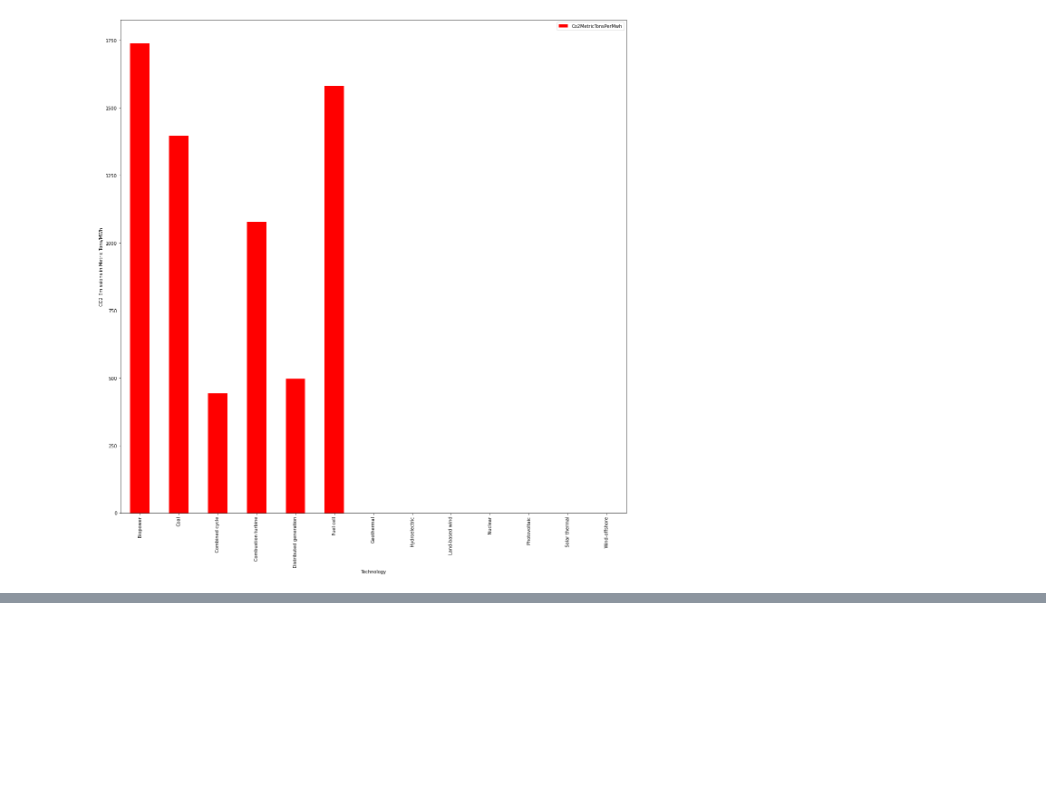
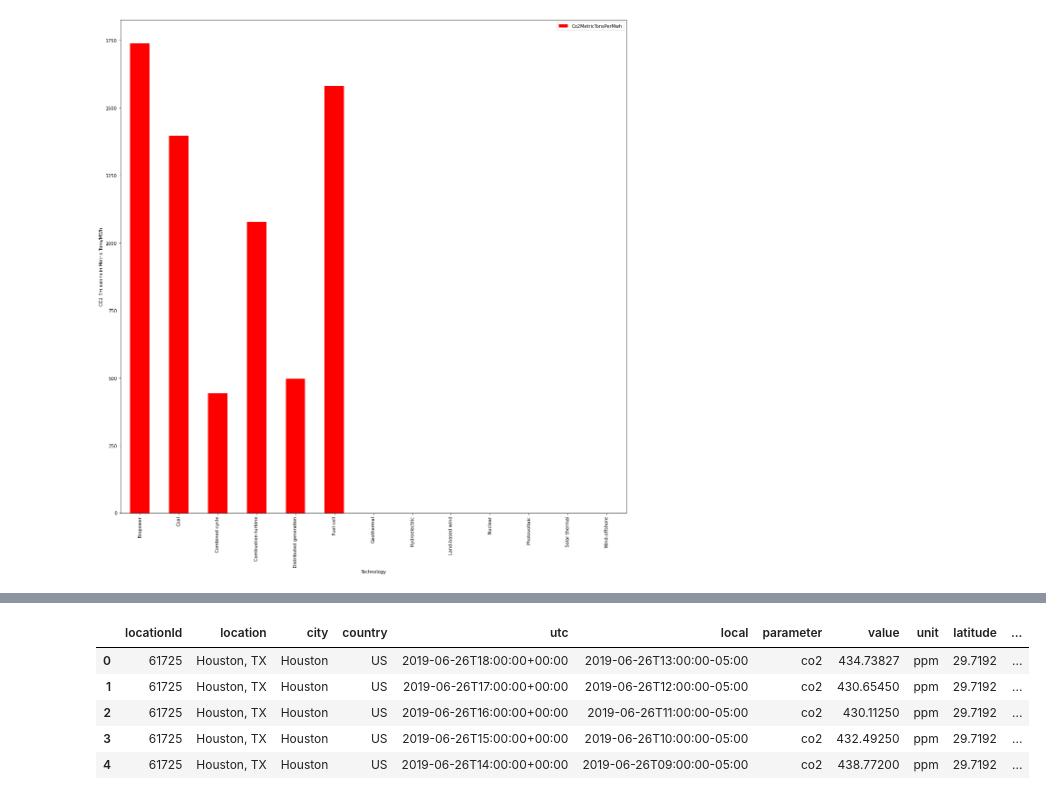
Before and after one commit to CFD-UTSA/EnergyGeneration, a Jupyter notebook: Final_Project_Draft.ipynb, the cells around one changed output, grey strips where cells are left out. Cells and saved outputs as stored; diff of their text form; code cells hidden in the pictures; blank space fills up the shorter version.

```diff
--- a/Final_Project_Draft.ipynb
+++ b/Final_Project_Draft.ipynb
@@ -925,0 +959,9 @@ plt.xticks(rotation=90);
+# %%
+hco2.head()
+# %% [output]
+|  | locationId | location | city | country | utc | local | parameter | value | unit | latitude | ... |
+| 0 | 61725 | Houston, TX | Houston | US | 2019-06-26T18:00:00+00:00 | 2019-06-26T13:00:00-05:00 | co2 | 434.73827 | ppm | 29.7192 | ... |
+| 1 | 61725 | Houston, TX | Houston | US | 2019-06-26T17:00:00+00:00 | 2019-06-26T12:00:00-05:00 | co2 | 430.65450 | ppm | 29.7192 | ... |
+| 2 | 61725 | Houston, TX | Houston | US | 2019-06-26T16:00:00+00:00 | 2019-06-26T11:00:00-05:00 | co2 | 430.11250 | ppm | 29.7192 | ... |
+| 3 | 61725 | Houston, TX | Houston | US | 2019-06-26T15:00:00+00:00 | 2019-06-26T10:00:00-05:00 | co2 | 432.49250 | ppm | 29.7192 | ... |
+| 4 | 61725 | Houston, TX | Houston | US | 2019-06-26T14:00:00+00:00 | 2019-06-26T09:00:00-05:00 | co2 | 438.77200 | ppm | 29.7192 | ... |
```
Also changed, not shown: parts of 7 cells of this notebook, 2 other files.
